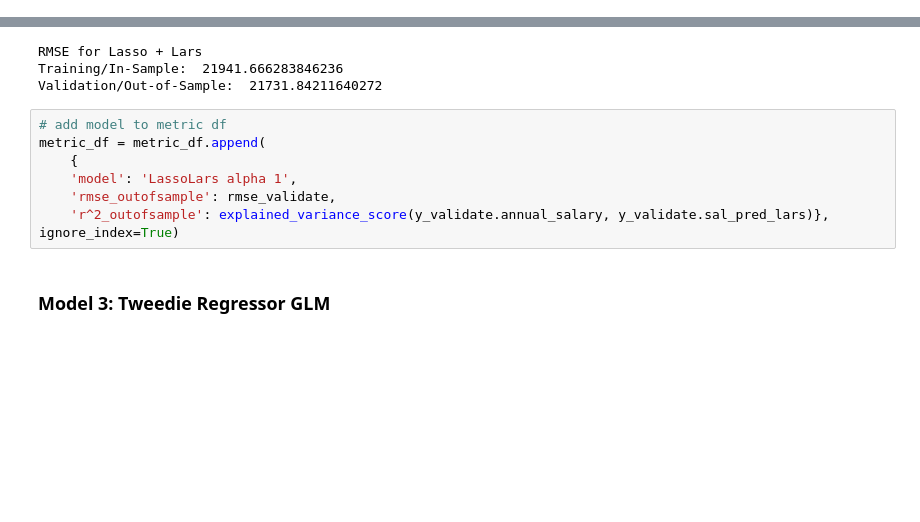
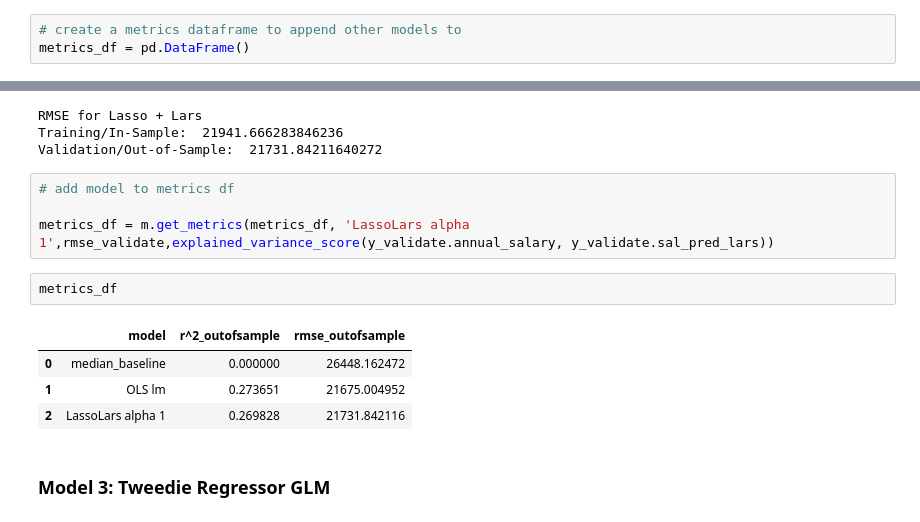
Before and after one commit to Texas-Government-Employee-Salaries/Predicting-Salaries, a Jupyter notebook: final_notebook.ipynb, the cells around one changed output, grey strips where cells are left out. Saved outputs shown, nothing was run; the diff lists cells and outputs as text; blank space fills up the shorter version.

```diff
--- a/final_notebook.ipynb
+++ b/final_notebook.ipynb
@@ -1105,4 +1106,7 @@ Validate/Out-of-Sample:  26448.16247
 279.45853999999963
 # %% [markdown]
 - The RMSE's using mean and median are quite close in value. The RMSE using median is higher but since there is a smaller drop off between RMSE for train and validate splits we will proceed with using RMSE using median as the baseline.
+# %%
+# create a metrics dataframe to append other models to
+metrics_df = pd.DataFrame()
 # %%
@@ -1229,12 +1234,16 @@ RMSE for Lasso + Lars
 Training/In-Sample:  21941.666283846236
 Validation/Out-of-Sample:  21731.84211640272
 # %%
-# add model to metric df
-metric_df = metric_df.append(
-    {
-    'model': 'LassoLars alpha 1',
-    'rmse_outofsample': rmse_validate,
-    'r^2_outofsample': explained_variance_score(y_validate.annual_salary, y_validate.sal_pred_lars)}, ignore_index=True)
+# add model to metrics df
+
+metrics_df = m.get_metrics(metrics_df, 'LassoLars alpha 1',rmse_validate,explained_variance_score(y_validate.annual_salary, y_validate.sal_pred_lars))
+# %%
+metrics_df
+# %% [output]
+|  | model | r^2_outofsample | rmse_outofsample |
+| 0 | median_baseline | 0.000000 | 26448.162472 |
+| 1 | OLS lm | 0.273651 | 21675.004952 |
+| 2 | LassoLars alpha 1 | 0.269828 | 21731.842116 |
 # %% [markdown]
 ### Model 3: Tweedie Regressor GLM
 # %%
```
Also changed, not shown: parts of 16 cells of this notebook.
